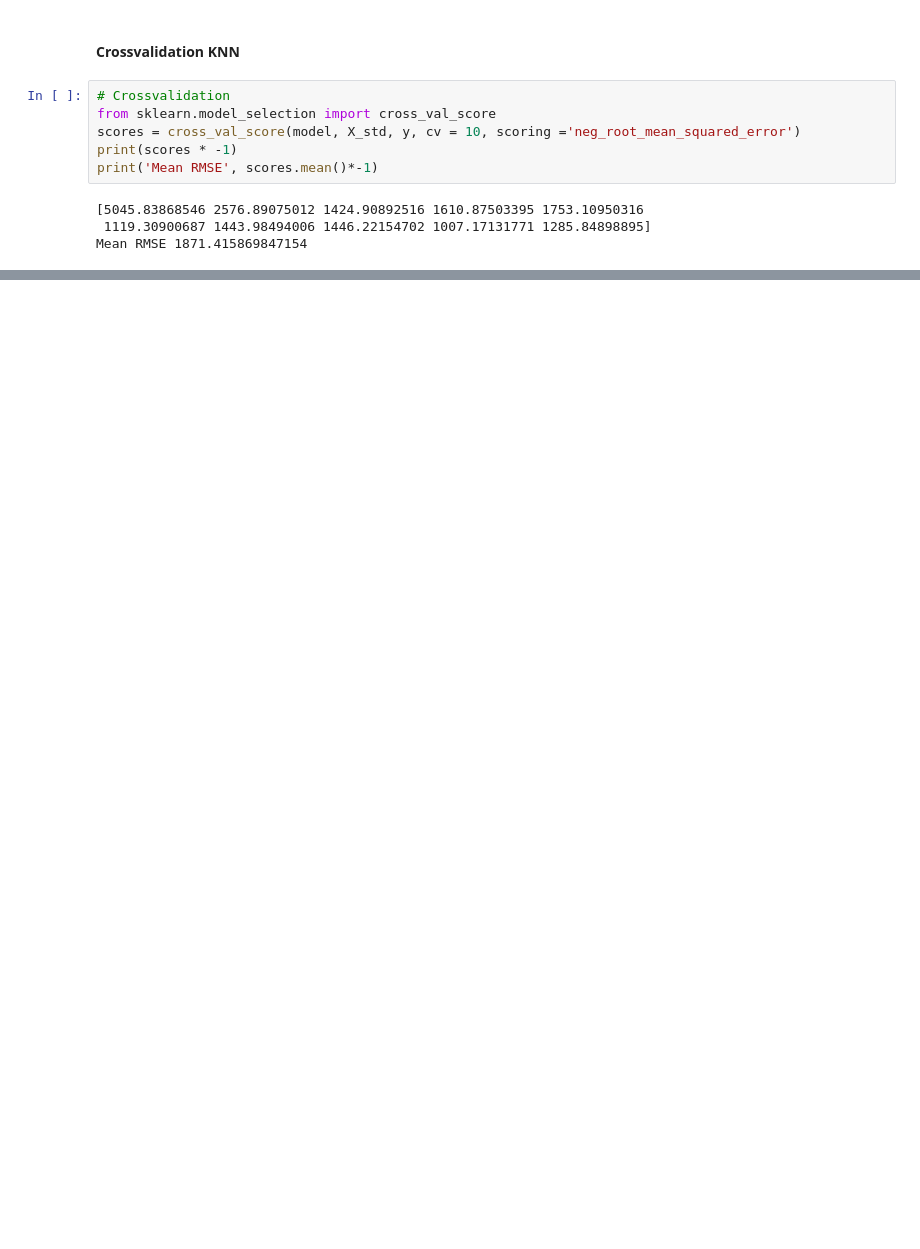
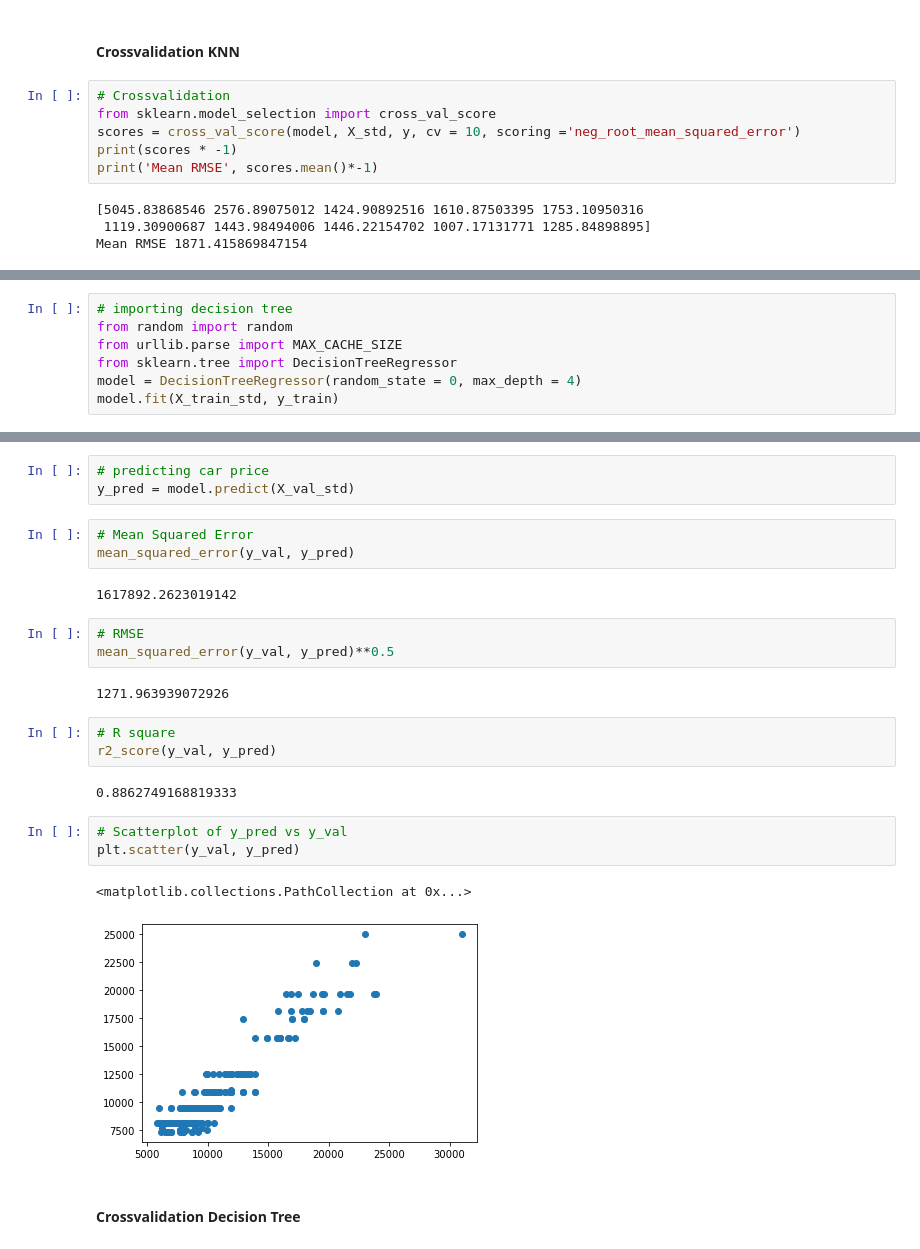
Before and after one commit to intelspeedstep/IDS749, a Jupyter notebook: Predicting Cars Price Regression.ipynb, the cells around one changed output, grey strips where cells are left out. Cells and saved outputs as stored; diff of their text form; blank space fills up the shorter version.

```diff
--- a/Predicting Cars Price Regression.ipynb
+++ b/Predicting Cars Price Regression.ipynb
@@ -427,0 +430,7 @@ Mean RMSE 1871.415869847154
+# %%
+# importing decision tree
+from random import random
+from urllib.parse import MAX_CACHE_SIZE
+from sklearn.tree import DecisionTreeRegressor
+model = DecisionTreeRegressor(random_state = 0, max_depth = 4)
+model.fit(X_train_std, y_train)
@@ -427,0 +451,26 @@ Mean RMSE 1871.415869847154
+# %%
+# predicting car price
+y_pred = model.predict(X_val_std)
+# %%
+# Mean Squared Error
+mean_squared_error(y_val, y_pred)
+# %% [output]
+1617892.2623019142
+# %%
+# RMSE
+mean_squared_error(y_val, y_pred)**0.5
+# %% [output]
+1271.963939072926
+# %%
+# R square
+r2_score(y_val, y_pred)
+# %% [output]
+0.8862749168819333
+# %%
+# Scatterplot of y_pred vs y_val
+plt.scatter(y_val, y_pred)
+# %% [output]
+<matplotlib.collections.PathCollection at 0x...>
+[figure, added]
+# %% [markdown]
+#### Crossvalidation Decision Tree
```
Also changed, not shown: parts of 18 cells of this notebook, 6 other files.
